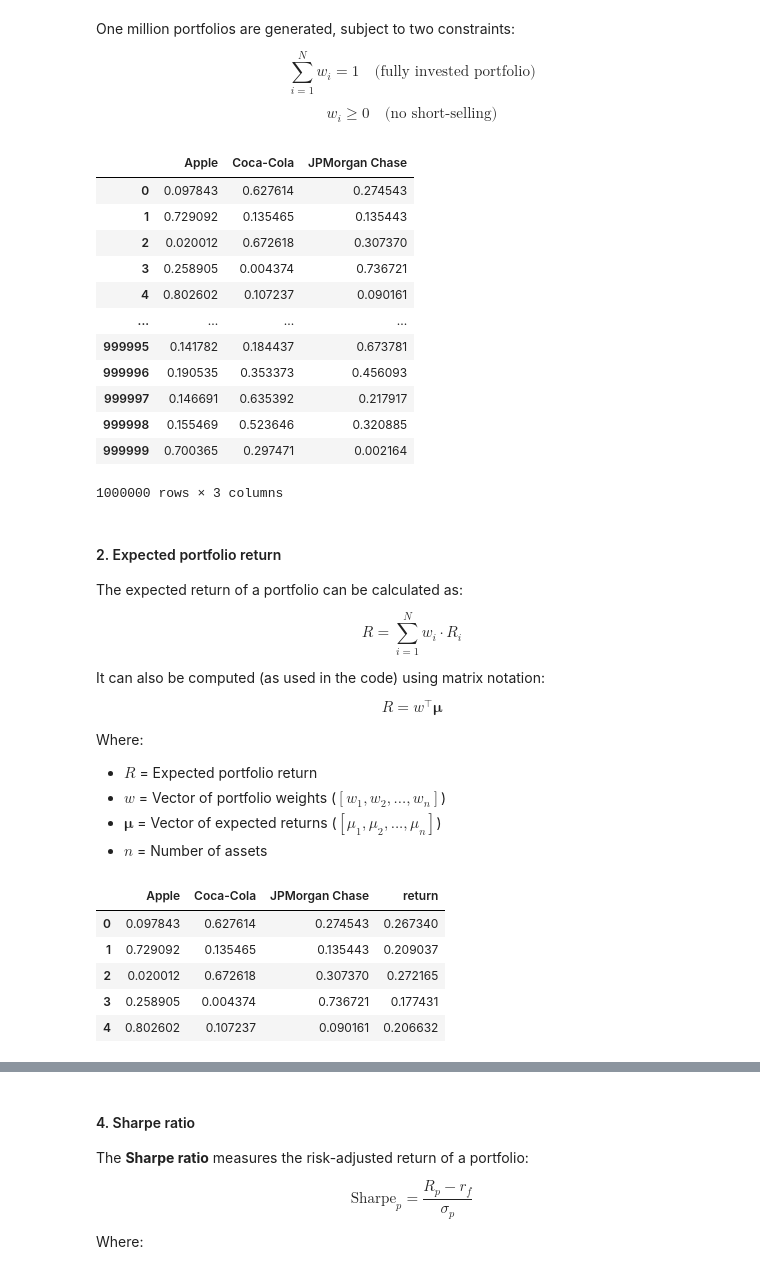
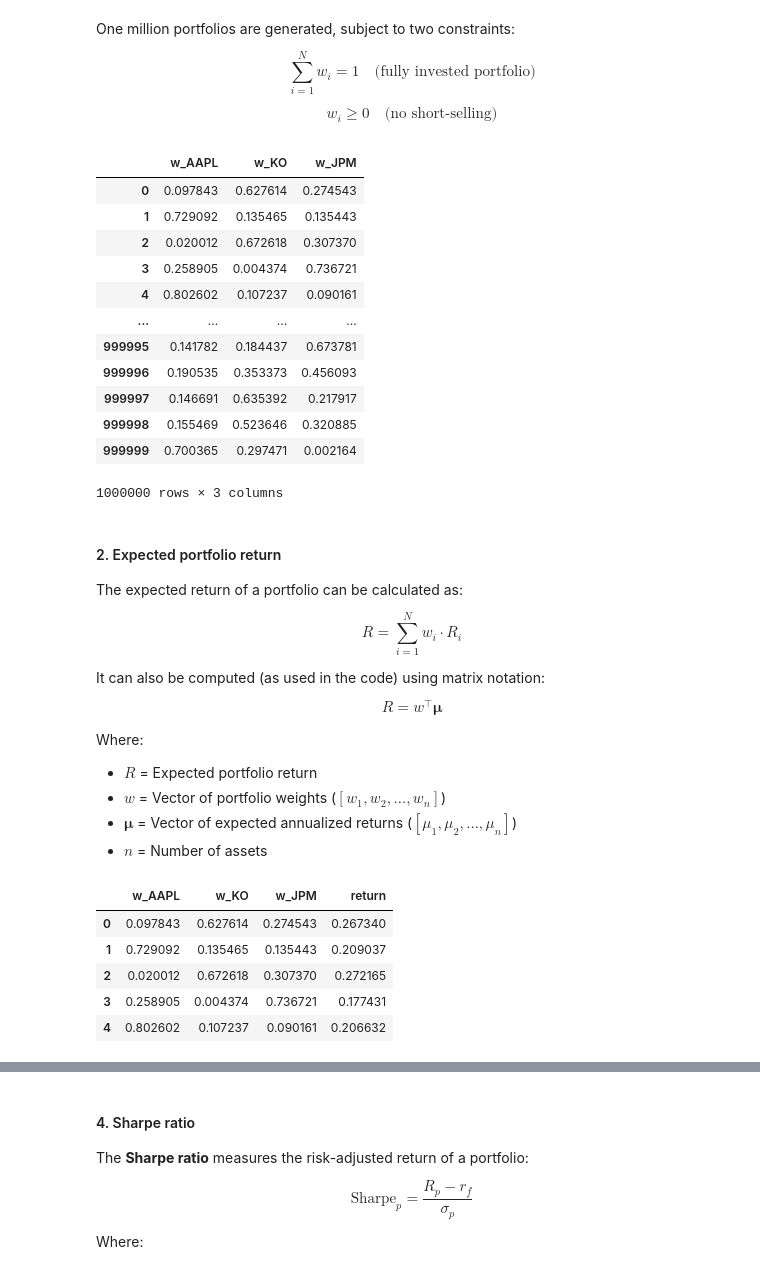
Before and after one commit to lethinhatha3105/GSoC_2026, a Jupyter notebook: test_porfolio_optimization.ipynb, the cells around one changed output, grey strips where cells are left out. Cells and saved outputs as stored; diff of their text form; code cells hidden in the pictures.

```diff
--- a/test_porfolio_optimization.ipynb
+++ b/test_porfolio_optimization.ipynb
@@ -88,23 +88,22 @@ $$
 # %%
 # Number of portfolios
 n_portfolios = 1000000
 
 # Define assets
 n_assets = len(tickers)
-asset_names = ['Apple', 'Coca-Cola', 'JPMorgan Chase']
 
 # Generate random weights using an exponential distribution
 np.random.seed(42) # for reproducibility
 weights = np.random.exponential(scale=1.0, size=(n_portfolios, n_assets))
 
 # Normalize the weights (so that the sum of each portfolio equals 1)
 weights = weights / weights.sum(axis=1, keepdims=True)
 
 # Create a DataFrame
-portfolios = pd.DataFrame(weights, columns=asset_names)
+portfolios = pd.DataFrame(weights, columns=["w_" + t for t in tickers])
 portfolios
 # %% [output]
-|  | Apple | Coca-Cola | JPMorgan Chase |
+|  | w_AAPL | w_KO | w_JPM |
 | 0 | 0.097843 | 0.627614 | 0.274543 |
 | 1 | 0.729092 | 0.135465 | 0.135443 |
 | 2 | 0.020012 | 0.672618 | 0.307370 |
@@ -135,14 +134,14 @@ $$
 Where:
 - $R$ = Expected portfolio return
 - $w$ = Vector of portfolio weights ($[w_1, w_2, ..., w_n]$)
-- $\boldsymbol{\mu}$ = Vector of expected returns ($[\mu_1, \mu_2, ..., \mu_n]$)
+- $\boldsymbol{\mu}$ = Vector of expected annualized returns ($[\mu_1, \mu_2, ..., \mu_n]$)
 - $n$ = Number of assets
 # %%
 # Calculate the expected return for each portfolio
 portfolios["return"] = weights @ mean_returns
 portfolios.head()
 # %% [output]
-|  | Apple | Coca-Cola | JPMorgan Chase | return |
+|  | w_AAPL | w_KO | w_JPM | return |
 | 0 | 0.097843 | 0.627614 | 0.274543 | 0.267340 |
 | 1 | 0.729092 | 0.135465 | 0.135443 | 0.209037 |
 | 2 | 0.020012 | 0.672618 | 0.307370 | 0.272165 |
```
Also changed, not shown: parts of 11 cells of this notebook.
